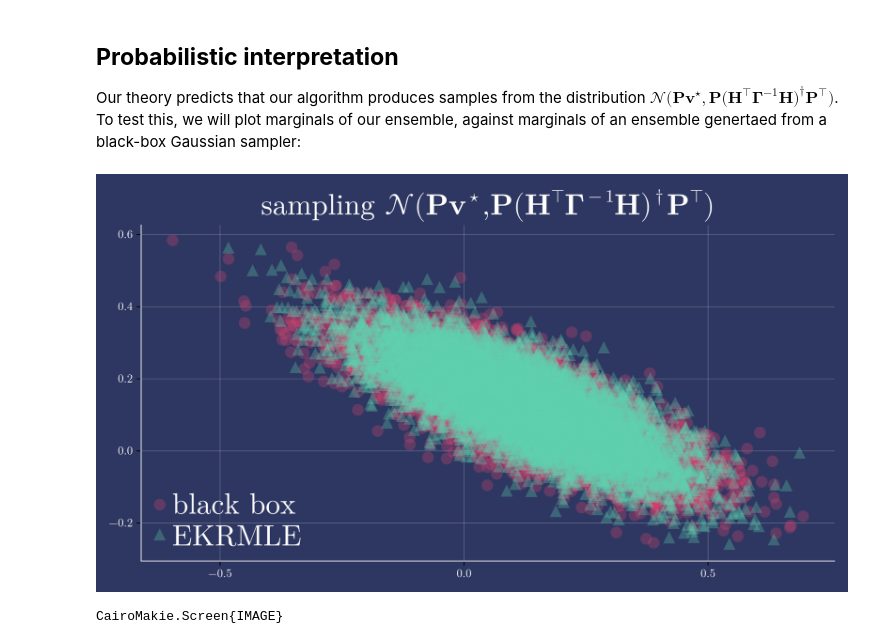
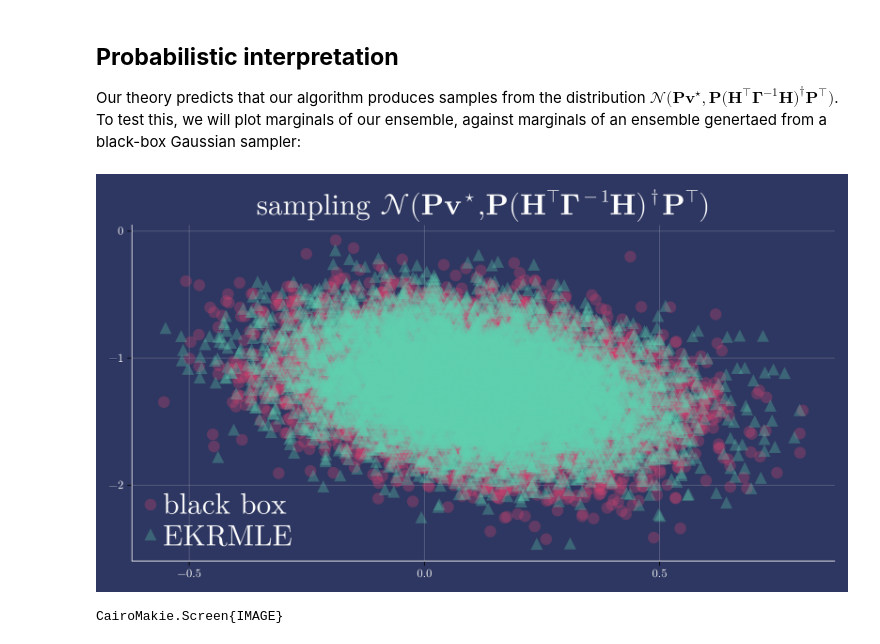
Before and after one commit to pstavrin/OralQual, a Jupyter notebook: scripts/RandomProblem.ipynb, the cells around one changed output. Cells and saved outputs as stored; diff of their text form; code cells hidden in the pictures.

```diff
--- a/scripts/RandomProblem.ipynb
+++ b/scripts/RandomProblem.ipynb
@@ -31,8 +31,8 @@ $$
 
 where $\mathbf{y}\in\mathbb{R}^n$, $\mathbf{v}\in\mathbb{R}^d$, $\mathbf{H}\in\mathbb{R}^{n\times d}$, and $\boldsymbol{\Gamma}\in\mathbb{R}^{n\times n}$ is a positive definite weight matrix.
 # %%
-n = 5  # observation space dimension
-d = 20 # state space dimension
+n = 10  # observation space dimension
+d = 30 # state space dimension
 J = 10000 # ensemble size
 prob = randomLinearProblemObj(n, d, J); # call constructor
 # %% [markdown]
@@ -124,7 +124,7 @@ CairoMakie.Screen{IMAGE}
 # %%
 fig = themed_figure(; dark=true, size=(1000, 250)) do fig
     ax1 = Axis(fig[1, 1],
-        title     = L"𝐏 \text{ space}",
+        title     = L"𝐏 \text{ space convergence}",
         titlesize = 30,
     )
 
@@ -143,7 +143,7 @@ fig = themed_figure(; dark=true, size=(1000, 250)) do fig
         label       = L"\text{E}[\textbf{Pv}_\text{end}^{(1:J)}]",
         color       = colors[4],
     )
-    axislegend(ax1; position=:lt, framevisible=false, labelsize=30)
+    axislegend(ax1; position=:cb, framevisible=false, labelsize=30)
 
     fig
 end
@@ -157,40 +157,40 @@ As we can see, the quantities now match, confirming our linear theory!
 Our theory predicts that our algorithm produces samples from the distribution $\mathcal{N}\big(\mathbf{Pv}^\star, \mathbf{P}\big(\mathbf{H}^\top\mathbf{\Gamma}^{-1}\mathbf{H}\big)^\dagger\mathbf{P}^\top\big)$. To test this, we will plot marginals of our ensemble, against marginals of an ensemble genertaed from a black-box Gaussian sampler:
 # %%
 bb_ens = rand(MvNormal(P*prob.v_star, Symmetric(P*prob.pHess*P' + 1e-15*I)), J)
-m1 = 2
-m2 = 19
+m1 = 10
+m2 = 5
 
 bb_marg = bb_ens[[m1, m2], :]
 PV_marg = (P * obj.V[end])[[m1, m2], :]
 
 colors = my_custom_dark_theme.palette.color[]  # your 25-color palette
 
 fig = themed_figure(; dark=true, size=(900, 500)) do fig
     ax = Axis(fig[1, 1],
         xlabel = "",
         ylabel = "",
         title  = L"\text{sampling }𝒩(𝐏𝐯^⋆, 𝐏(𝐇^⊤𝚪^{-1}𝐇)^†𝐏^⊤)",
         titlesize = 35,
     )
 
     scatter!(ax, bb_marg[1, :], bb_marg[2, :];
         markersize = 20,
         label      = L"\text{black box}",
         color      = (colors[2], 0.30),   # same as before, now under your theme
     )
 
     scatter!(ax, PV_marg[1, :], PV_marg[2, :];
         markersize = 20,
         label      = L"\text{EKRMLE}",
         color      = (colors[4], 0.30),
     )
 
     axislegend(ax; position=:lb, framevisible=false, labelsize=35)
 
     fig
 end
 
 display(fig)
 # %% [output]
-[figure, old version]
+[figure, new version]
 CairoMakie.Screen{IMAGE}
```
Also changed, not shown: parts of 4 cells of this notebook, 3 other files.
